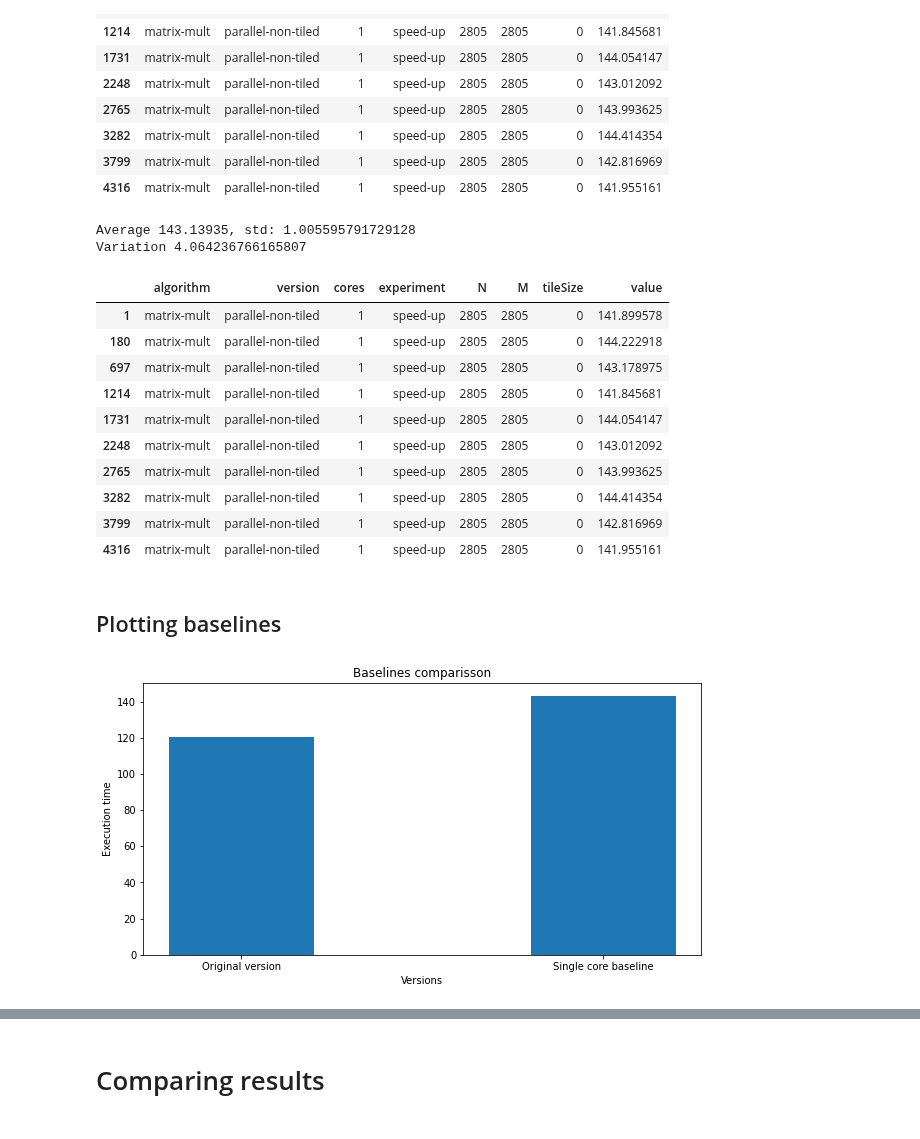
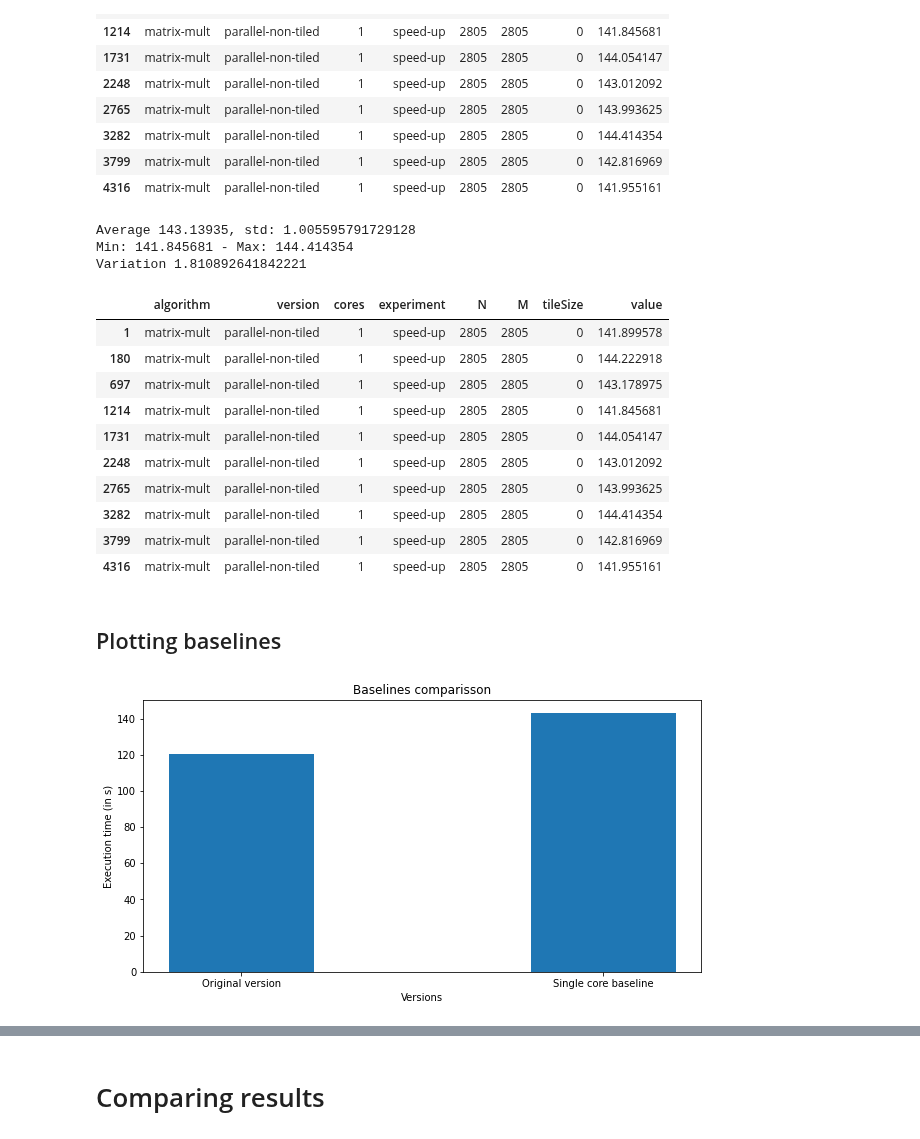
Before and after one commit to mgltorsa/Cetus-Paw-Tiling-Experiments, a Jupyter notebook: tiling/experiments/tileSize/matrix-multiplication/mm-notebook.ipynb, the cells around one changed output, grey strips where cells are left out. Cells and saved outputs as stored; diff of their text form; code cells hidden in the pictures.

```diff
--- a/tiling/experiments/tileSize/matrix-multiplication/mm-notebook.ipynb
+++ b/tiling/experiments/tileSize/matrix-multiplication/mm-notebook.ipynb
@@ -205,14 +212,16 @@ baseline_single_core_raw
 | 3799 | matrix-mult | parallel-non-tiled | 1 | speed-up | 2805 | 2805 | 0 | 142.816969 |
 | 4316 | matrix-mult | parallel-non-tiled | 1 | speed-up | 2805 | 2805 | 0 | 141.955161 |
 # %%
-baseline_single_core,average,std =clean(baseline_single_core_raw)
-variation_single_core, *_ = get_variation(baseline_single_core)
-print(f"Average {average}, std: {std}")
-print(f"Variation {variation*100}")
+baseline_single_core,average_single_core,std_single_core =clean(baseline_single_core_raw)
+variation_single_core, minv_sc, maxv_sc = get_variation(baseline_single_core)
+print(f"Average {average_single_core}, std: {std_single_core}")
+print(f"Min: {minv_sc} - Max: {maxv_sc} ")
+print(f"Variation {variation_single_core*100}")
 baseline_single_core
 # %% [output]
 Average 143.13935, std: 1.005595791729128
-Variation 4.064236766165807
+Min: 141.845681 - Max: 144.414354
+Variation 1.810892641842221
 |  | algorithm | version | cores | experiment | N | M | tileSize | value |
 | 1 | matrix-mult | parallel-non-tiled | 1 | speed-up | 2805 | 2805 | 0 | 141.899578 |
 | 180 | matrix-mult | parallel-non-tiled | 1 | speed-up | 2805 | 2805 | 0 | 144.222918 |
@@ -229,20 +238,20 @@ Variation 4.064236766165807
 # %%
 # creating the dataset
 data = {'Original version':get_average(baseline), 'Single core baseline':get_average(baseline_single_core)}
 courses = list(data.keys())
 values = list(data.values())
 
 fig = plt.figure(figsize = (10, 5))
 
 # creating the bar plot
 plt.bar(courses, values, width = 0.4)
 
 plt.xlabel("Versions")
-plt.ylabel("Execution time")
+plt.ylabel("Execution time (in s)")
 plt.title("Baselines comparisson")
 plt.show()
 # %% [output]
-[figure, old version]
+[figure, new version]
 # %%
 def plot_comparisson(names, values):
 
```
Also changed, not shown: parts of 24 cells of this notebook, 1 other file.
